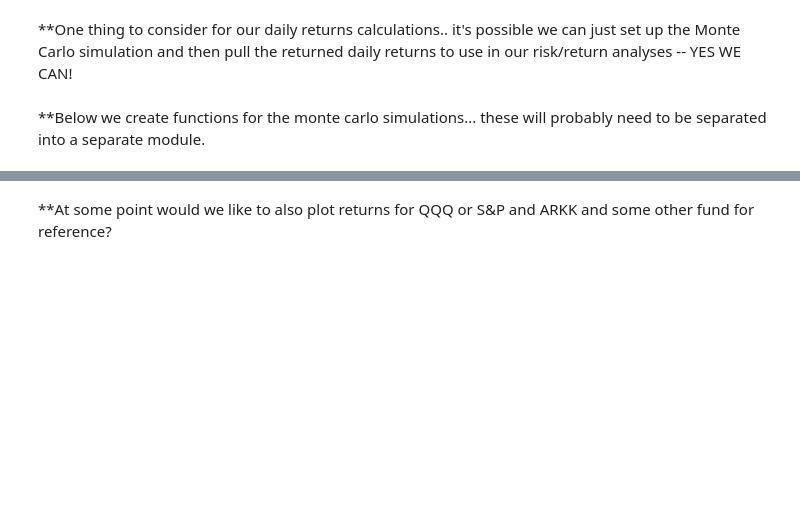
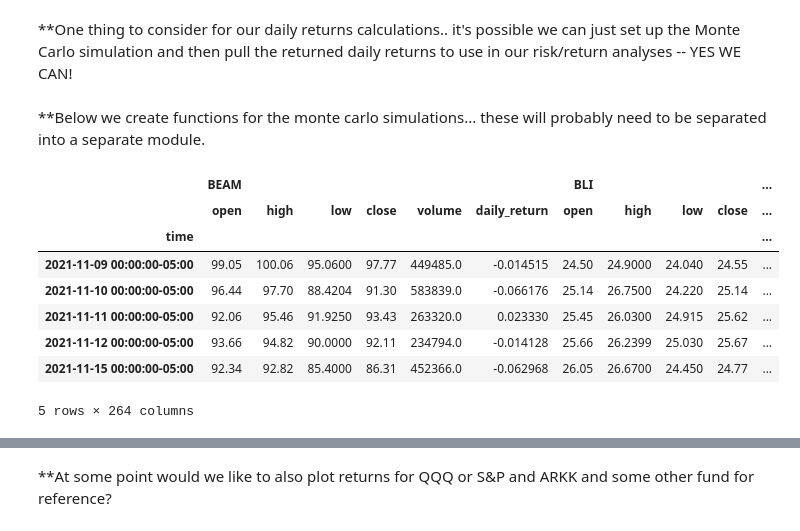
Before and after one commit to odhissm/portfolio_management, a Jupyter notebook: portfolio_analyzer/project_initial.ipynb, the cells around one changed output, grey strips where cells are left out. Saved outputs shown, nothing was run; the diff lists cells and outputs as text; code cells hidden in the pictures; blank space fills up the shorter version.

```diff
--- a/portfolio_analyzer/project_initial.ipynb
+++ b/portfolio_analyzer/project_initial.ipynb
@@ -65,6 +90,6 @@ initial_filtered_pie = plt.pie(x = filtered_df.weight, labels = filtered_df.tick
 # %%
 #Use data from ARKK API call to get historical quotes from Alpaca
-tickers = filtered_df['ticker'].astype(str).tolist()
+tickers = initial_filtered_df['ticker'].astype(str).tolist()
 timeframe = '1D'
 today = pd.Timestamp.now(tz="America/New_York")
 three_years_ago = pd.Timestamp(today - pd.Timedelta(days=1095)).isoformat()
@@ -92,23 +117,34 @@ qqq_df = apf.get_historical_dataframe('QQQ', start_date, end_date, timeframe)
 # %%
 # In order to use the weights from the portfolio dataframe in our Monte Carlo simulations, we will need to divide them by 100.
 # Initially we use the weights we received from our API call to retrieve ARKK's holdings --
 # the user will be allowed to change these and we will update them for calcuations
 # display(initial_holdings_df.weight)
 # Dividing the weights by 100
 initial_mc_weights = list(initial_holdings_df.weight / 100)
 # display(initial_mc_weights)
-num_simulations = 500
-num_trading_days = 252*3
+num_simulations = 100
+num_trading_days = 252
 
 # Creating initial MC Simulation DataFrames
 # For ARKK ETF stocks (before updating)
 portfolio_initial_sim_input = mcf.configure_monte_carlo(initial_portfolio_df, initial_mc_weights, num_simulations, num_trading_days)
 
 # For QQQ ETF (for comparison purposes)
 qqq_sim_input = mcf.configure_monte_carlo(qqq_df, [1], num_simulations, num_trading_days)
 
 # For the ARKK ETF
 arkk_sim_input = mcf.configure_monte_carlo(arkk_df, [1], num_simulations, num_trading_days)
+display(portfolio_initial_sim_input.portfolio_data.tail())
+# %% [output]
+|  | BEAM |  |  |  |  |  | BLI |  |  |  | ... |
+|  | open | high | low | close | volume | daily_return | open | high | low | close | ... |
+| time |  |  |  |  |  |  |  |  |  |  | ... |
+| 2021-11-09 00:00:00-05:00 | 99.05 | 100.06 | 95.0600 | 97.77 | 449485.0 | -0.014515 | 24.50 | 24.9000 | 24.040 | 24.55 | ... |
+| 2021-11-10 00:00:00-05:00 | 96.44 | 97.70 | 88.4204 | 91.30 | 583839.0 | -0.066176 | 25.14 | 26.7500 | 24.220 | 25.14 | ... |
+| 2021-11-11 00:00:00-05:00 | 92.06 | 95.46 | 91.9250 | 93.43 | 263320.0 | 0.023330 | 25.45 | 26.0300 | 24.915 | 25.62 | ... |
+| 2021-11-12 00:00:00-05:00 | 93.66 | 94.82 | 90.0000 | 92.11 | 234794.0 | -0.014128 | 25.66 | 26.2399 | 25.030 | 25.67 | ... |
+| 2021-11-15 00:00:00-05:00 | 92.34 | 92.82 | 85.4000 | 86.31 | 452366.0 | -0.062968 | 26.05 | 26.6700 | 24.450 | 24.77 | ... |
+5 rows × 264 columns
 # %%
 # We will isolate the daily returns column from our MC_portfolio dataframe in order to run our risk / return analyses by
 # merging the 'daily_return' series from our dataframe
```
Also changed, not shown: parts of 14 cells of this notebook, 3 other files.
